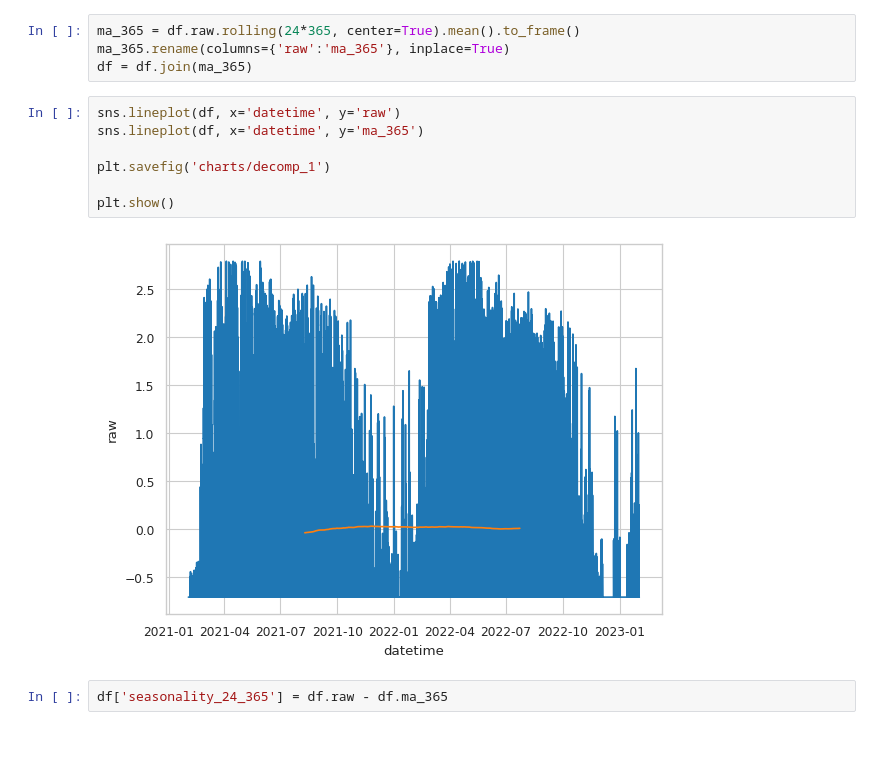
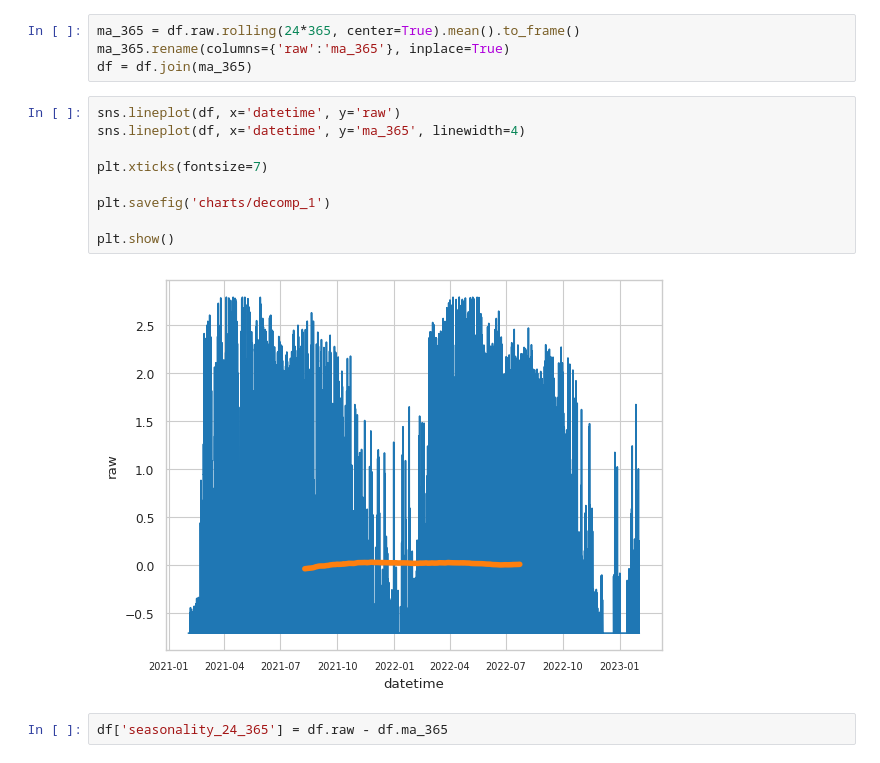
Before and after one commit to kacperfin/energy-data-science, a Jupyter notebook: analysis.ipynb, the cells around one changed output. Cells and saved outputs as stored; diff of their text form.

```diff
--- a/analysis.ipynb
+++ b/analysis.ipynb
@@ -394,13 +394,15 @@ ma_365.rename(columns={'raw':'ma_365'}, inplace=True)
 df = df.join(ma_365)
 # %%
 sns.lineplot(df, x='datetime', y='raw')
-sns.lineplot(df, x='datetime', y='ma_365')
+sns.lineplot(df, x='datetime', y='ma_365', linewidth=4)
+
+plt.xticks(fontsize=7)
 
 plt.savefig('charts/decomp_1')
 
 plt.show()
 # %% [output]
-[figure, old version]
+[figure, new version]
 # %%
 df['seasonality_24_365'] = df.raw - df.ma_365
 # %%
```
Also changed, not shown: parts of 1 cell of this notebook.
